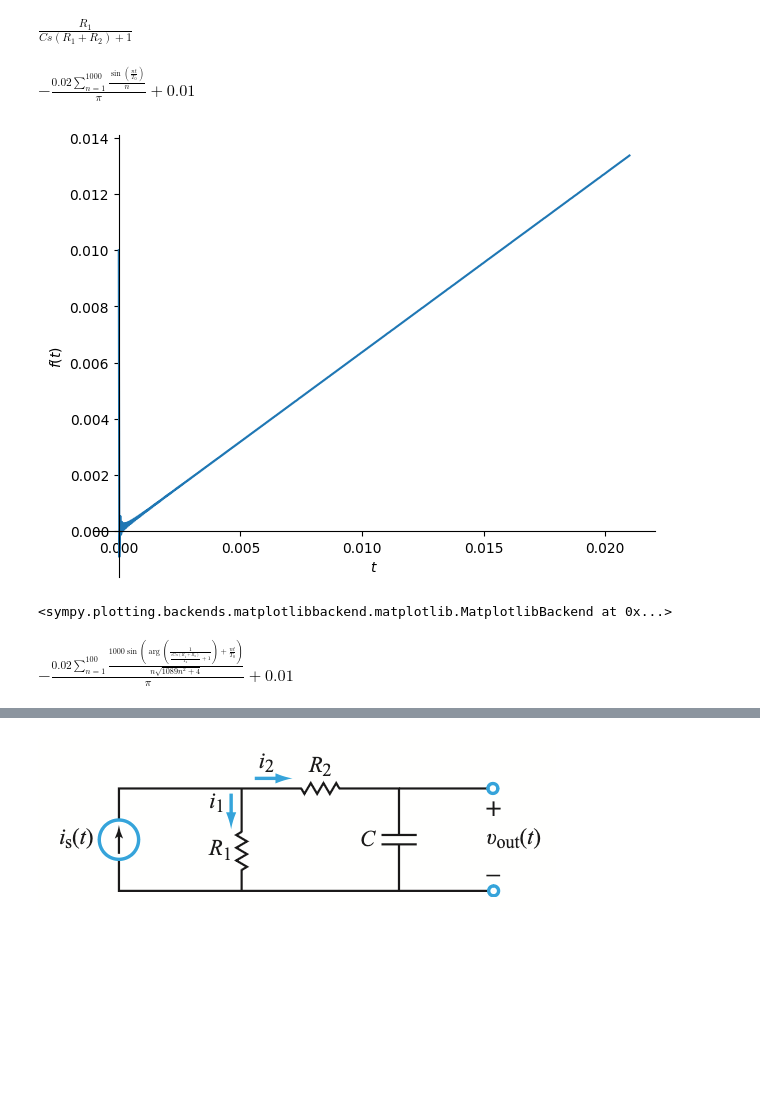
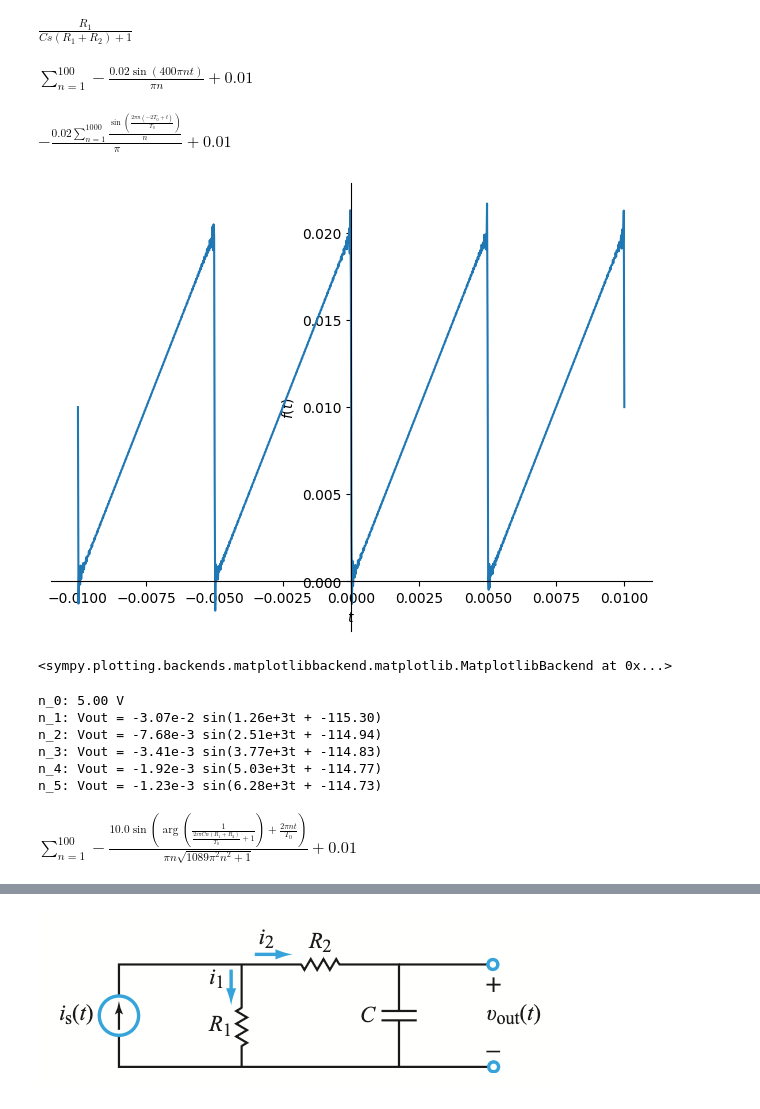
Before and after one commit to vieweghn/EENG-310-Signals-and-Systems, a Jupyter notebook: EENG_310_HW09.ipynb, the cells around one changed output, grey strips where cells are left out. Cells and saved outputs as stored; diff of their text form; code cells hidden in the pictures; blank space fills up the shorter version.

```diff
--- a/EENG_310_HW09.ipynb
+++ b/EENG_310_HW09.ipynb
@@ -42,20 +42,29 @@ s=sp.symbols("s")
 
 subsVals = {T0:sp.Rational(5,1000), R1:500, R2:2000, C:sp.Rational(33,int(1e6))}
 
-#omega = 2*sp.pi/T0
+A = .02
+Idc = A / 2
+is_n = A / n / sp.pi
+
+omega0 = 2*sp.pi/T0
 H = R1 / (C*(R2 + R1)*s + 1)
 H
 # %% [output]
 $\displaystyle \frac{R_{1}}{C s \left(R_{1} + R_{2}\right) + 1}$
+# %%
+Fsum = Idc + sp.Sum(-is_n*sp.sin(omega0*n*t), (n, 1, 100))
+Fsum.subs(subsVals)
+# %% [output]
+$\displaystyle \sum_{n=1}^{100} - \frac{0.02 \sin{\left(400 \pi n t \right)}}{\pi n} + 0.01$
 # %%
-i_s = .001 * (10 - (20 / sp.pi) * sp.Sum((1 / n) * sp.sin(n * (1 / T0) * t), (n, 1, 1000)))
+i_s = .001 * (10 - (20 / sp.pi) * sp.Sum((1 / n) * sp.sin(n * omega0 * (t - 2*T0)), (n, 1, 1000)))
 i_s
 # %% [output]
-$\displaystyle - \frac{0.02 \sum_{n=1}^{1000} \frac{\sin{\left(\frac{n t}{T_{0}} \right)}}{n}}{\pi} + 0.01$
+$\displaystyle - \frac{0.02 \sum_{n=1}^{1000} \frac{\sin{\left(\frac{2 \pi n \left(- 2 T_{0} + t\right)}{T_{0}} \right)}}{n}}{\pi} + 0.01$
 # %%
-sp.plot(i_s.subs(subsVals),(t,0,.021))
+sp.plot(Fsum.subs(subsVals),(t,-.01,.01))
 # %% [output]
-[figure, old version]
+[figure, new version]
 <sympy.plotting.backends.matplotlibbackend.matplotlib.MatplotlibBackend at 0x...>
 # %%
 def Hmag(omega):
@@ -66,8 +78,25 @@ def Hphase(omega):
+# %%
+NMAX = 5
+for i in range(0, NMAX + 1):
+  if i == 0:
+    AMP = (Idc * R1).subs(subsVals)
+    print(f'n_0: {AMP:.2f} V')
+  else:
+    AMP = (-(is_n).subs(n, i) * Hmag(i*omega0)).subs(subsVals).evalf()
+    phase = Hphase(i*omega0).subs(subsVals)
+    print(f'n_{i}: Vout = {AMP:.2e} sin({(omega0*i).subs(subsVals).evalf():.2e}t + {180 / phase.evalf():.2f})')
+# %% [output]
+n_0: 5.00 V
+n_1: Vout = -3.07e-2 sin(1.26e+3t + -115.30)
+n_2: Vout = -7.68e-3 sin(2.51e+3t + -114.94)
+n_3: Vout = -3.41e-3 sin(3.77e+3t + -114.83)
+n_4: Vout = -1.92e-3 sin(5.03e+3t + -114.77)
+n_5: Vout = -1.23e-3 sin(6.28e+3t + -114.73)
 # %%
-Vout = .001 *(10 - (20 / sp.pi) * sp.Sum(Hmag(n * (1 / T0)) * (1 / n) * sp.sin(n * (1 / T0) * t + Hphase(n * (1 / T0))), (n, 1, 100)))
+Vout = Idc + sp.Sum(-is_n* Hmag(n*omega0) * sp.sin(omega0*n*t + Hphase(n*omega0)), (n, 1, 100))
 Vout
 # %% [output]
-$\displaystyle - \frac{0.02 \sum_{n=1}^{100} \frac{1000 \sin{\left(\arg{\left(\frac{1}{\frac{i C n \left(R_{1} + R_{2}\right)}{T_{0}} + 1} \right)} + \frac{n t}{T_{0}} \right)}}{n \sqrt{1089 n^{2} + 4}}}{\pi} + 0.01$
+$\displaystyle \sum_{n=1}^{100} - \frac{10.0 \sin{\left(\arg{\left(\frac{1}{\frac{2 i \pi C n \left(R_{1} + R_{2}\right)}{T_{0}} + 1} \right)} + \frac{2 \pi n t}{T_{0}} \right)}}{\pi n \sqrt{1089 \pi^{2} n^{2} + 1}} + 0.01$
 # %%
 sp.plot(Vout.subs(subsVals),(t,-.015,.015))
 # %% [output]
```
Also changed, not shown: parts of 6 cells of this notebook.
